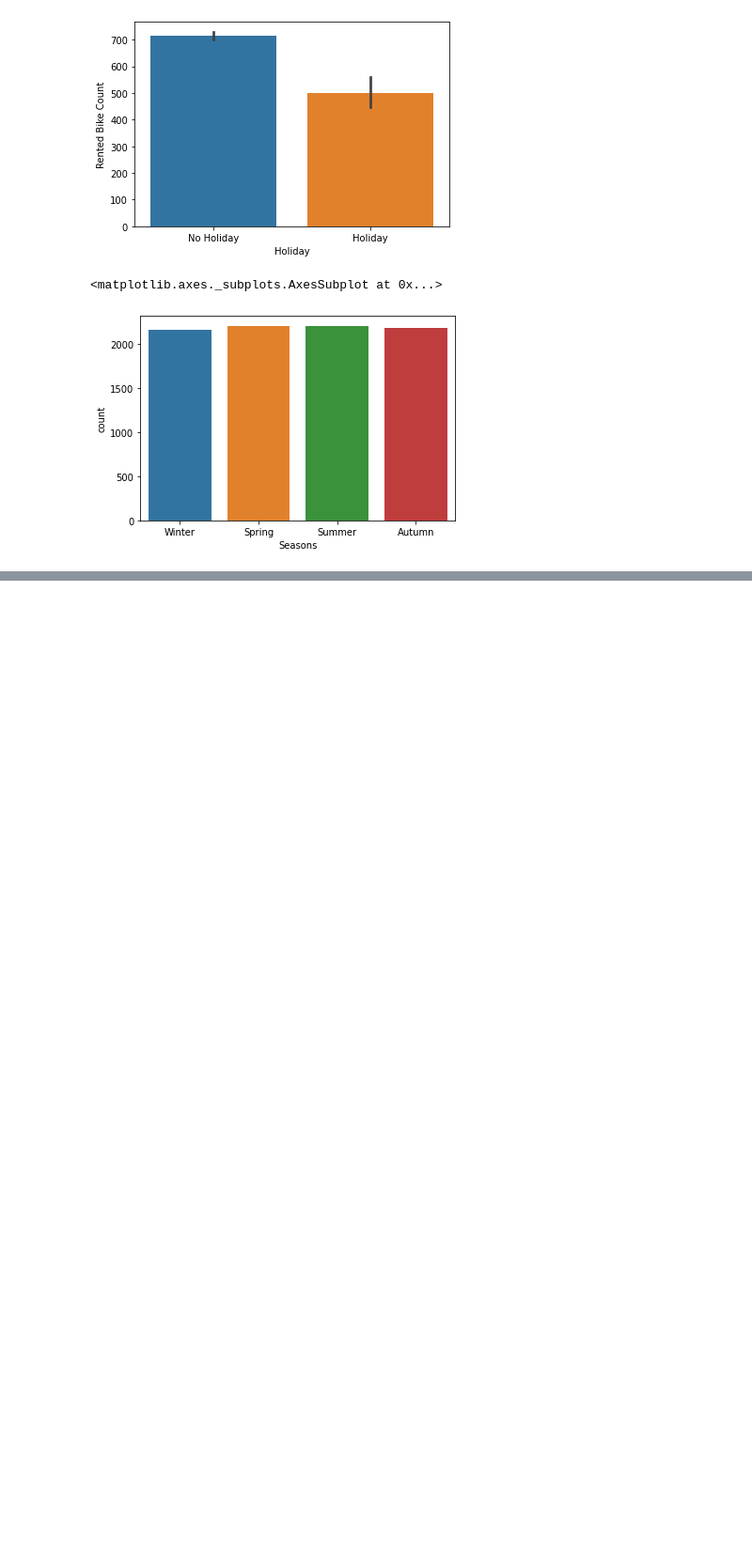
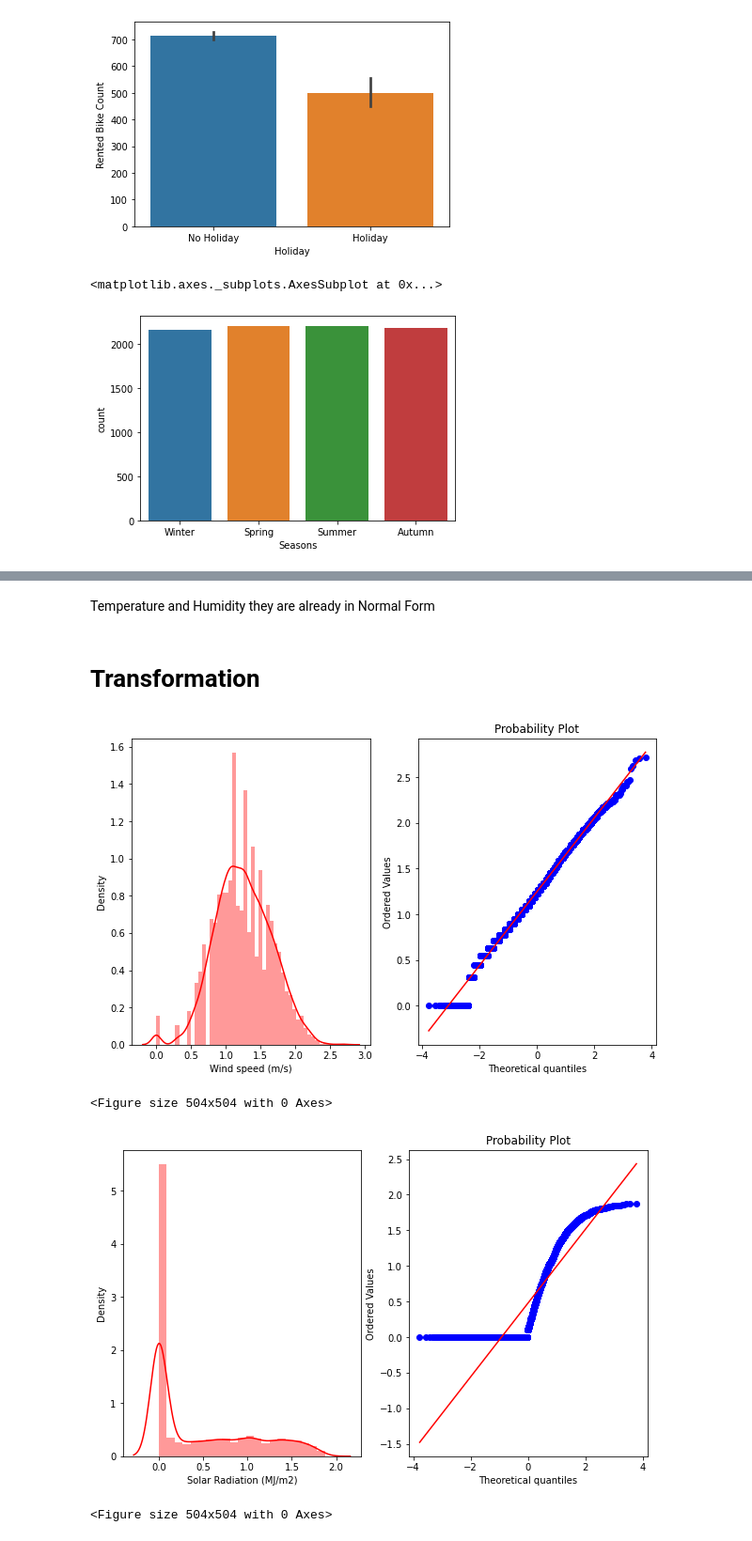
Before and after one commit to pranilthorat/Seoul-Bike-Sharing-Demand-Prediction, a Jupyter notebook: Github_for_capstone_project=2.ipynb, the cells around one changed output, grey strips where cells are left out. Shown at 94% size. Drawn from its saved outputs; the diff is of its cells as text; code cells hidden in the pictures; blank space fills up the shorter version.

```diff
--- a/Github_for_capstone_project=2.ipynb
+++ b/Github_for_capstone_project=2.ipynb
@@ -199,0 +277,30 @@ sns.countplot(x="Seasons",data=df)
+# %%
+#Storing all the right skewed and left skewed data in separate variables
+right_ske_numeric=['Wind speed (m/s)','Solar Radiation (MJ/m2)']
+highly_right_skewed = ['Rainfall(mm)','Snowfall (cm)']
+left_skew_feat=['Dew point temperature(°C)','Visibility (10m)']
+# %% [markdown]
+Temperature and Humidity they are already in Normal Form
+# %% [markdown]
+# Transformation
+# %%
+#Creating function to plot distplot and probplot of the features
+def plot_data(df,feature):
+    plt.figure(figsize=(10,6))
+    plt.subplot(1,2,1)
+    sns.distplot(df[feature],color="r")
+    plt.subplot(1,2,2)
+    stat.probplot(df[feature],dist='norm',plot=pylab)
+    plt.show()
+# %%
+#For right skewed data
+df_clean=df.copy()
+for col in right_ske_numeric:
+  df_clean[col]=np.sqrt(df_clean[col])
+  plot_data(df_clean,col)
+  plt.figure(figsize=(7,7))
+# %% [output]
+[figure, added]
+<Figure size 504x504 with 0 Axes>
+[figure, added]
+<Figure size 504x504 with 0 Axes>
```
Also changed, not shown: parts of 28 cells of this notebook.
